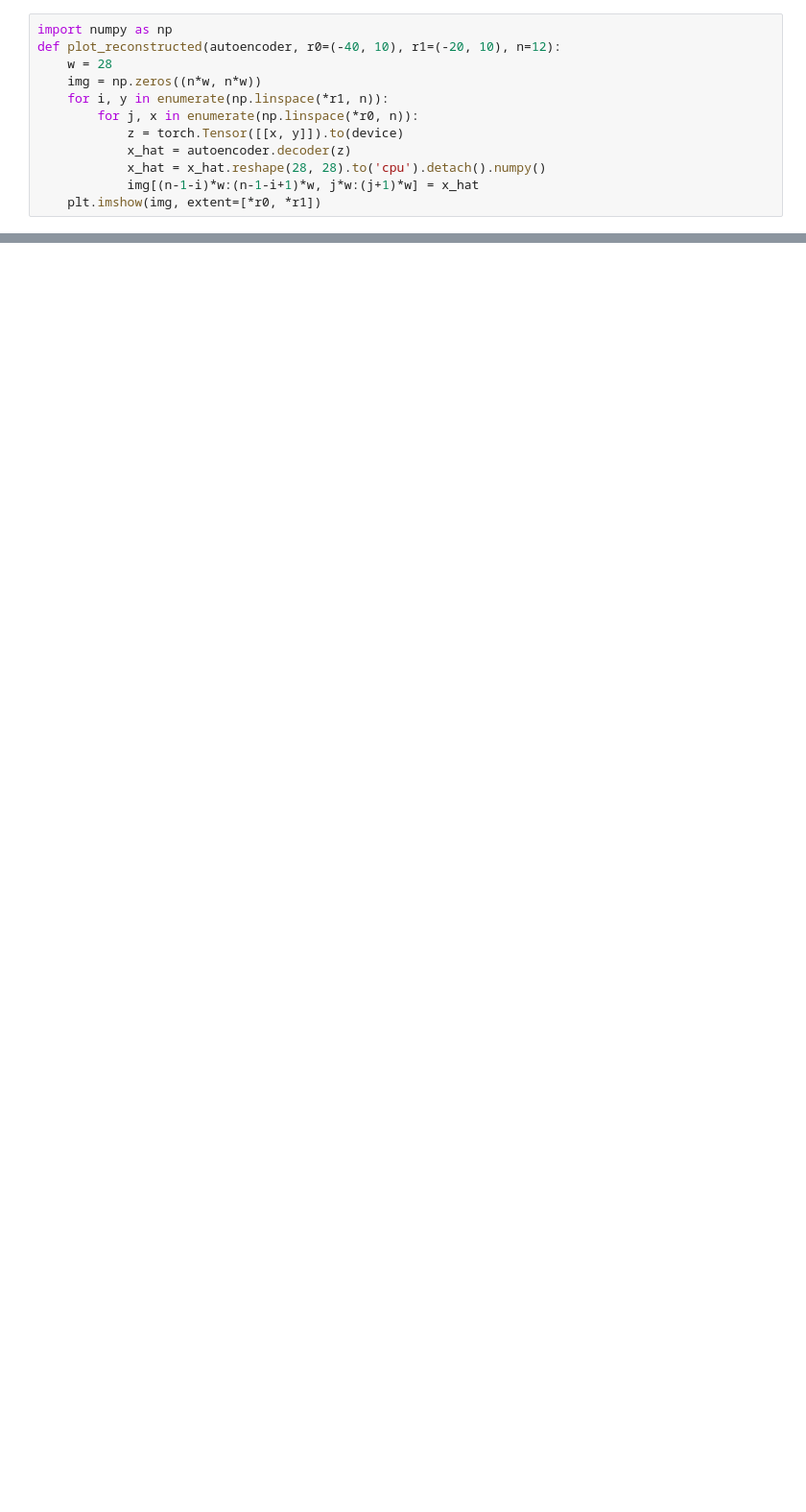
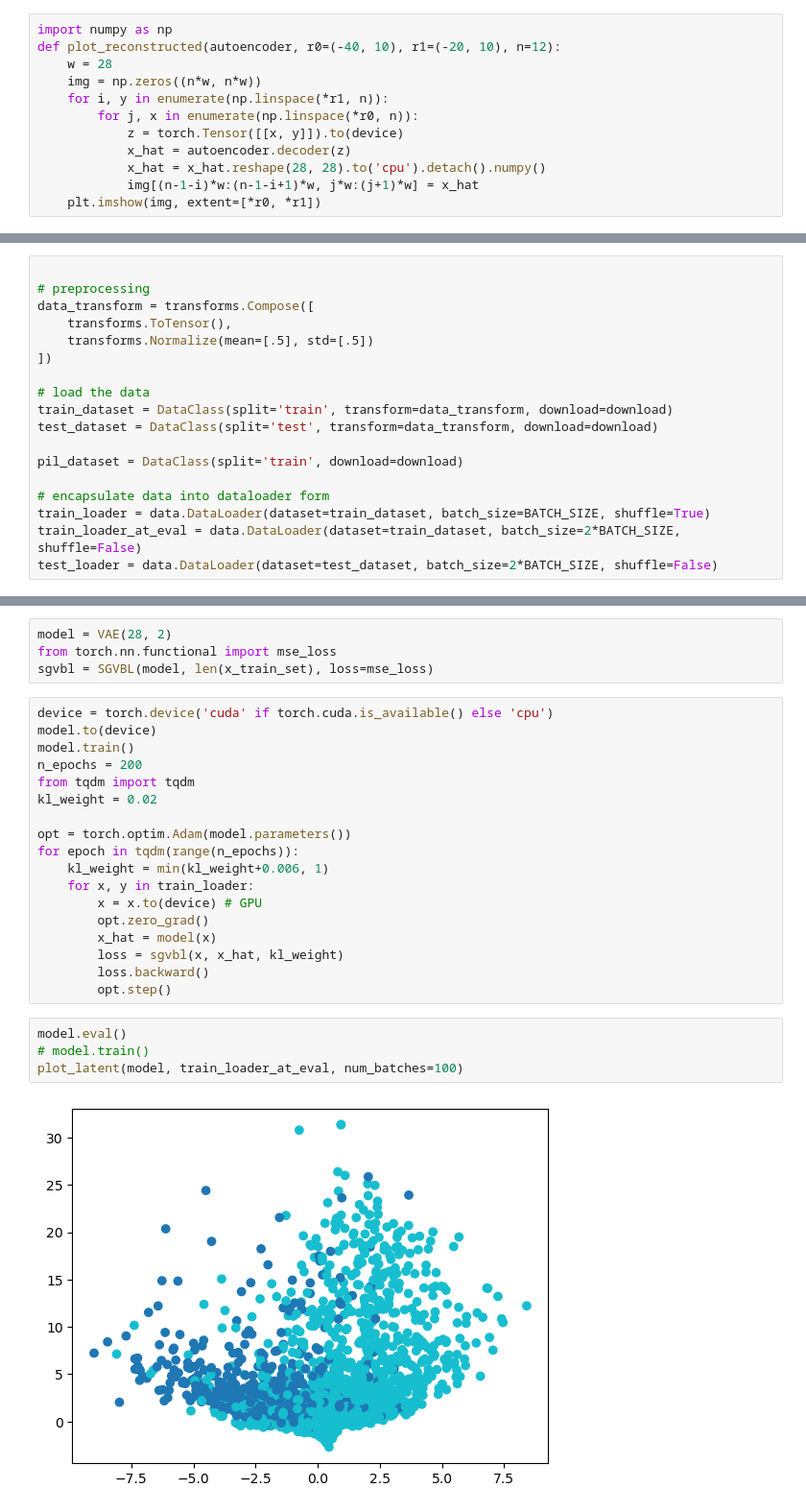
Before and after one commit to SolidusAbi/AnomalyDetection, a Jupyter notebook: notebooks/vae.ipynb, the cells around one changed output, grey strips where cells are left out. Shown at 96% size. Saved outputs shown, nothing was run; the diff lists cells and outputs as text; blank space fills up the shorter version.

Commit message:
MedMNIST test

```diff
--- a/notebooks/vae.ipynb
+++ b/notebooks/vae.ipynb
@@ -207,0 +234,18 @@ plt.imshow(model(x.cuda()).detach().cpu()[0,0])
+# %%
+
+# preprocessing
+data_transform = transforms.Compose([
+    transforms.ToTensor(),
+    transforms.Normalize(mean=[.5], std=[.5])
+])
+
+# load the data
+train_dataset = DataClass(split='train', transform=data_transform, download=download)
+test_dataset = DataClass(split='test', transform=data_transform, download=download)
+
+pil_dataset = DataClass(split='train', download=download)
+
+# encapsulate data into dataloader form
+train_loader = data.DataLoader(dataset=train_dataset, batch_size=BATCH_SIZE, shuffle=True)
+train_loader_at_eval = data.DataLoader(dataset=train_dataset, batch_size=2*BATCH_SIZE, shuffle=False)
+test_loader = data.DataLoader(dataset=test_dataset, batch_size=2*BATCH_SIZE, shuffle=False)
@@ -207,0 +273,28 @@ plt.imshow(model(x.cuda()).detach().cpu()[0,0])
+# %%
+model = VAE(28, 2)
+from torch.nn.functional import mse_loss
+sgvbl = SGVBL(model, len(x_train_set), loss=mse_loss)
+# %%
+device = torch.device('cuda' if torch.cuda.is_available() else 'cpu')
+model.to(device)
+model.train()
+n_epochs = 200
+from tqdm import tqdm
+kl_weight = 0.02
+
+opt = torch.optim.Adam(model.parameters())
+for epoch in tqdm(range(n_epochs)):
+    kl_weight = min(kl_weight+0.006, 1)
+    for x, y in train_loader:
+        x = x.to(device) # GPU
+        opt.zero_grad()
+        x_hat = model(x)
+        loss = sgvbl(x, x_hat, kl_weight)
+        loss.backward()
+        opt.step()
+# %%
+model.eval()
+# model.train()
+plot_latent(model, train_loader_at_eval, num_batches=100)
+# %% [output]
+[figure, added]
```
Also changed, not shown: parts of 22 cells of this notebook.
